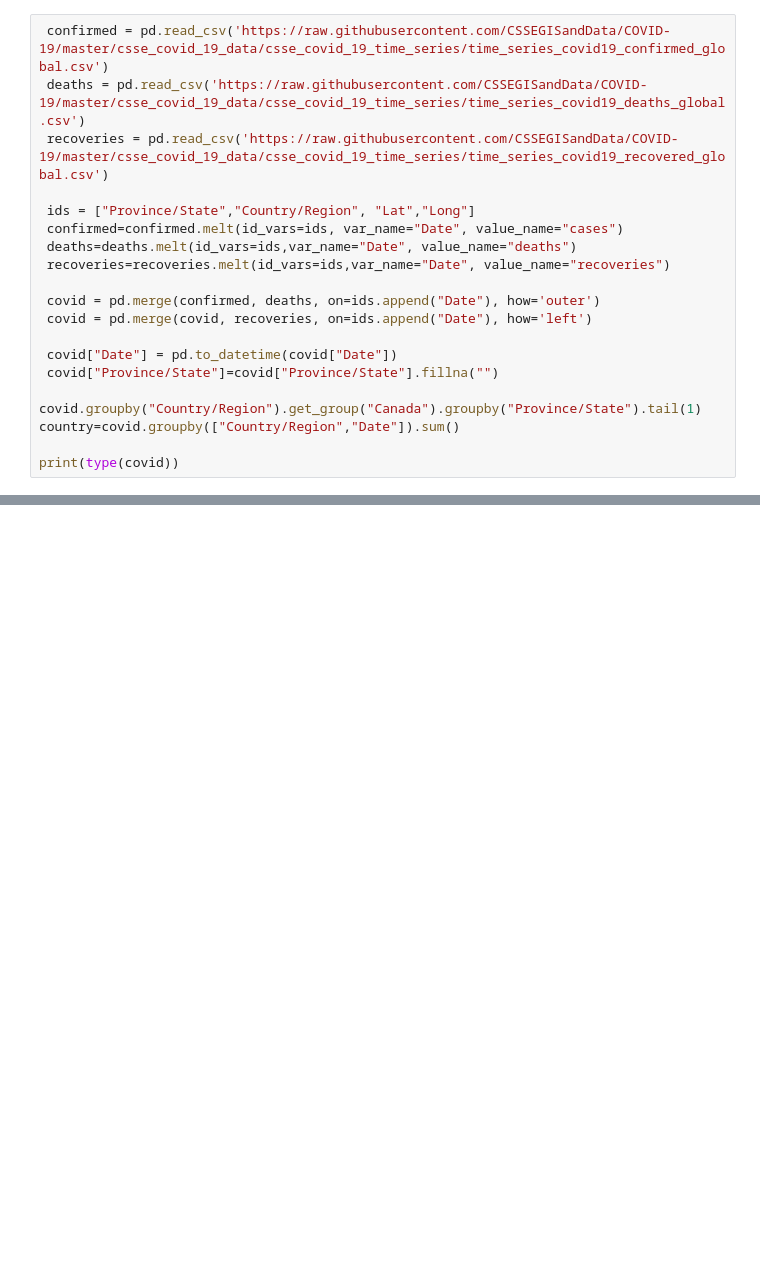
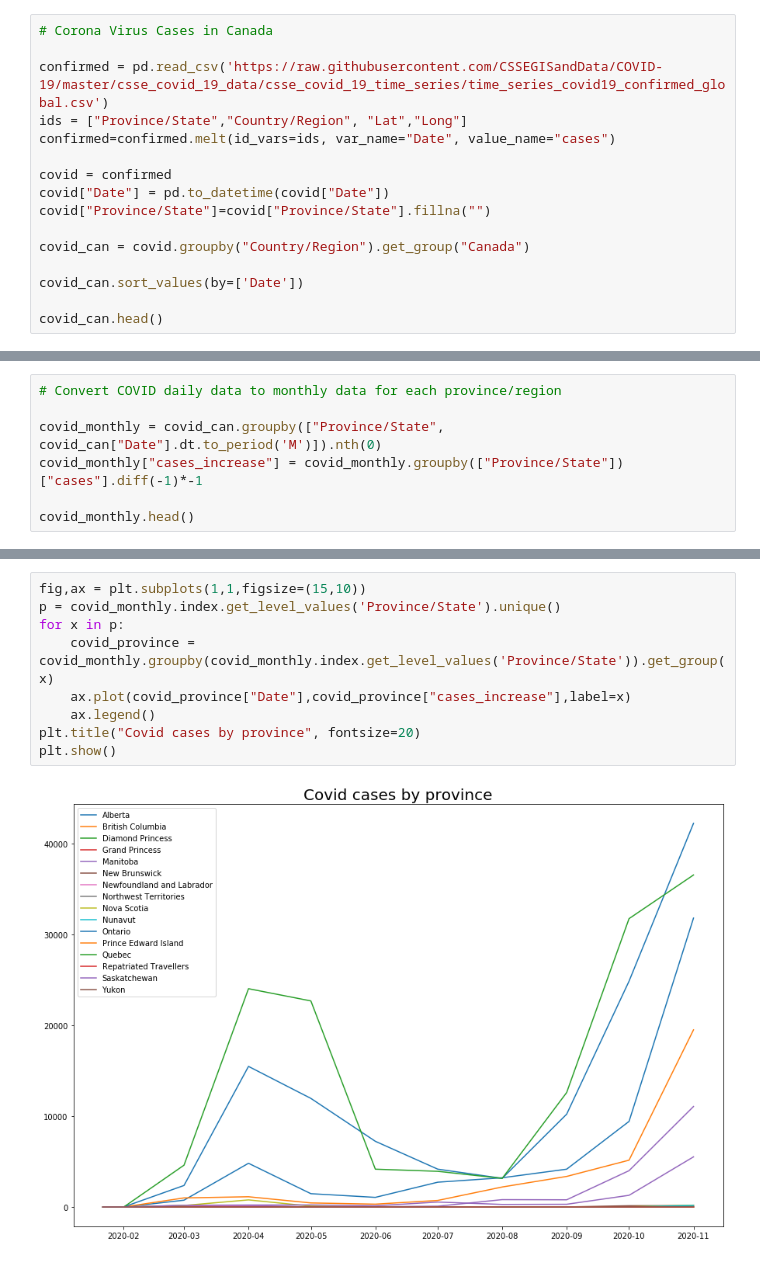
Before and after one commit to kevinyujj/econ323-final-project, a Jupyter notebook: final_project.ipynb, the cells around one changed output, grey strips where cells are left out. Saved outputs shown, nothing was run; the diff lists cells and outputs as text; blank space fills up the shorter version.

```diff
--- a/final_project.ipynb
+++ b/final_project.ipynb
@@ -8,20 +15,16 @@ NameError: name 'pd' is not defined
 # %%
- confirmed = pd.read_csv('https://raw.githubusercontent.com/CSSEGISandData/COVID-19/master/csse_covid_19_data/csse_covid_19_time_series/time_series_covid19_confirmed_global.csv')
- deaths = pd.read_csv('https://raw.githubusercontent.com/CSSEGISandData/COVID-19/master/csse_covid_19_data/csse_covid_19_time_series/time_series_covid19_deaths_global.csv')
- recoveries = pd.read_csv('https://raw.githubusercontent.com/CSSEGISandData/COVID-19/master/csse_covid_19_data/csse_covid_19_time_series/time_series_covid19_recovered_global.csv')
+# Corona Virus Cases in Canada
 
- ids = ["Province/State","Country/Region", "Lat","Long"]
- confirmed=confirmed.melt(id_vars=ids, var_name="Date", value_name="cases")
- deaths=deaths.melt(id_vars=ids,var_name="Date", value_name="deaths")
- recoveries=recoveries.melt(id_vars=ids,var_name="Date", value_name="recoveries")
+confirmed = pd.read_csv('https://raw.githubusercontent.com/CSSEGISandData/COVID-19/master/csse_covid_19_data/csse_covid_19_time_series/time_series_covid19_confirmed_global.csv')
+ids = ["Province/State","Country/Region", "Lat","Long"]
+confirmed=confirmed.melt(id_vars=ids, var_name="Date", value_name="cases")
 
- covid = pd.merge(confirmed, deaths, on=ids.append("Date"), how='outer')
- covid = pd.merge(covid, recoveries, on=ids.append("Date"), how='left')
+covid = confirmed
+covid["Date"] = pd.to_datetime(covid["Date"])
+covid["Province/State"]=covid["Province/State"].fillna("")
 
- covid["Date"] = pd.to_datetime(covid["Date"])
- covid["Province/State"]=covid["Province/State"].fillna("")
+covid_can = covid.groupby("Country/Region").get_group("Canada")
 
-covid.groupby("Country/Region").get_group("Canada").groupby("Province/State").tail(1)
-country=covid.groupby(["Country/Region","Date"]).sum()
+covid_can.sort_values(by=['Date'])
 
-print(type(covid))
+covid_can.head()
@@ -27,0 +38,7 @@ print(type(covid))
+# %%
+# Convert COVID daily data to monthly data for each province/region
+
+covid_monthly = covid_can.groupby(["Province/State", covid_can["Date"].dt.to_period('M')]).nth(0)
+covid_monthly["cases_increase"] = covid_monthly.groupby(["Province/State"])["cases"].diff(-1)*-1
+
+covid_monthly.head()
@@ -27,0 +53,11 @@ print(type(covid))
+# %%
+fig,ax = plt.subplots(1,1,figsize=(15,10))
+p = covid_monthly.index.get_level_values('Province/State').unique()
+for x in p:
+    covid_province = covid_monthly.groupby(covid_monthly.index.get_level_values('Province/State')).get_group(x)
+    ax.plot(covid_province["Date"],covid_province["cases_increase"],label=x)
+    ax.legend()
+plt.title("Covid cases by province", fontsize=20)
+plt.show()
+# %% [output]
+[figure, added]
```
Also changed, not shown: parts of 18 cells of this notebook.
